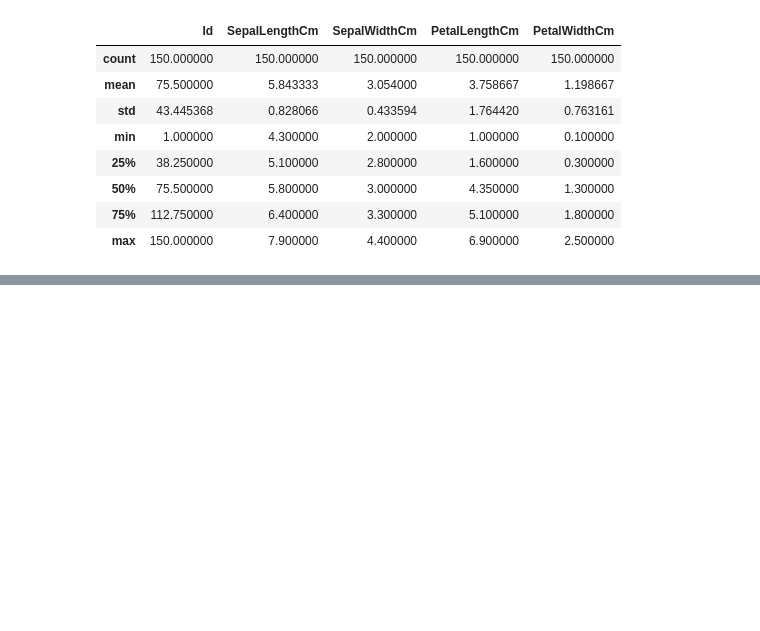
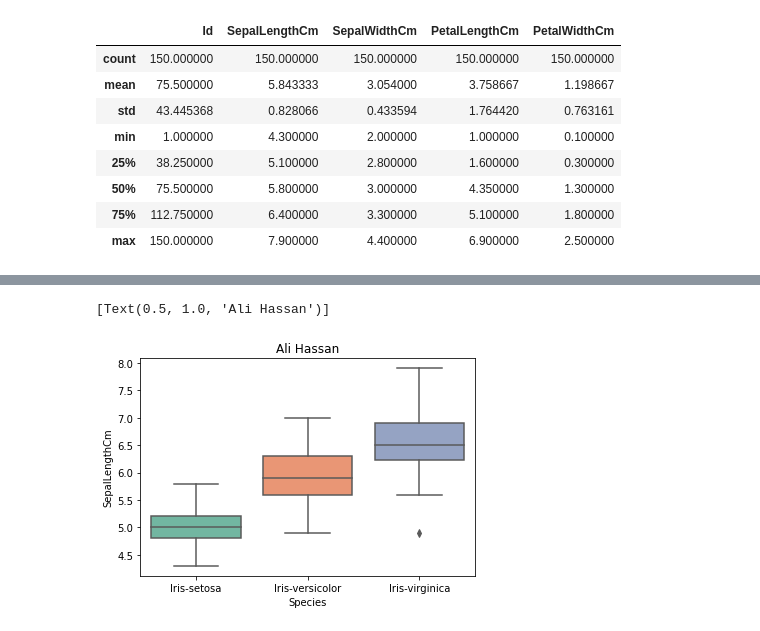
Before and after one commit to ali-hazan/the-sparks-foundation, a Jupyter notebook: Tasks/Task-2/notebook.ipynb, the cells around one changed output, grey strips where cells are left out. Drawn from its saved outputs; the diff is of its cells as text; code cells hidden in the pictures; blank space fills up the shorter version.

```diff
--- a/Tasks/Task-2/notebook.ipynb
+++ b/Tasks/Task-2/notebook.ipynb
@@ -89,0 +56,5 @@ fig.savefig('fig1.png', bbox_inches='tight')
+# %%
+sns.boxplot(data=dataset, x='Species', y='SepalLengthCm',palette="Set2").set(title="Ali Hassan")
+# %% [output]
+[Text(0.5, 1.0, 'Ali Hassan')]
+[figure, added]
```
Also changed, not shown: parts of 15 cells of this notebook.
